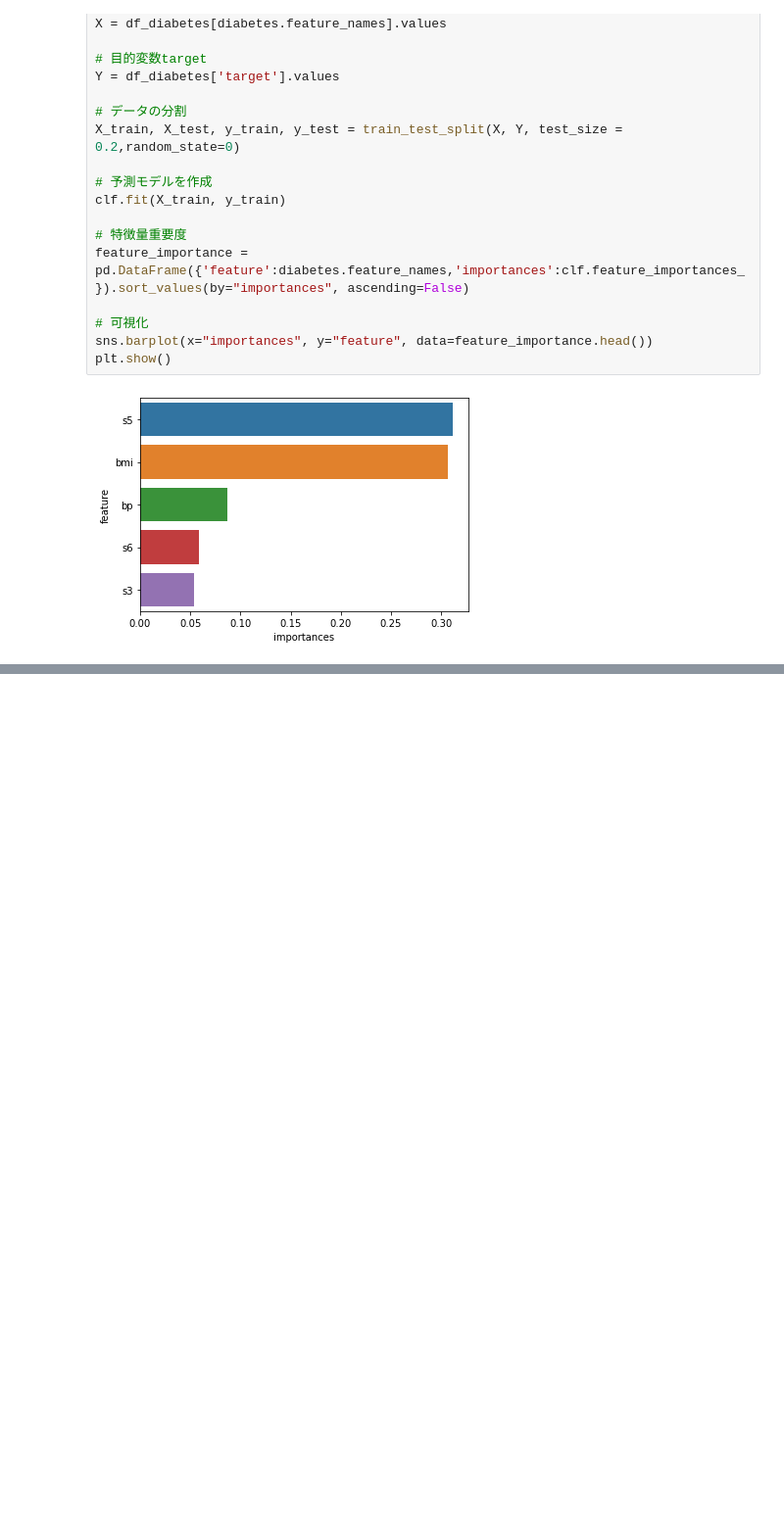
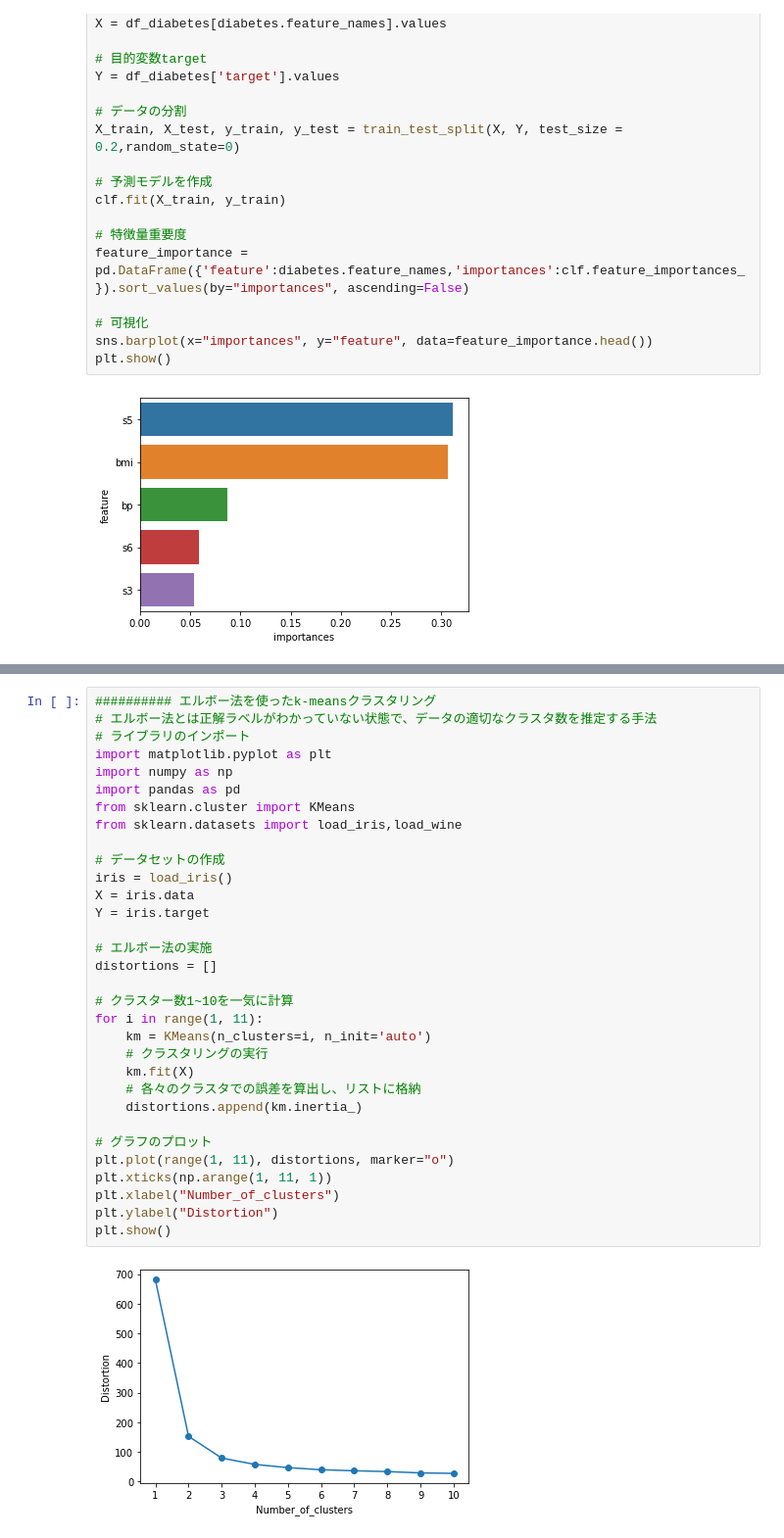
Before and after one commit to nakamuraMS/python_work, a Jupyter notebook: how_to/scikit-learn/index.ipynb, the cells around one changed output, grey strips where cells are left out. Shown at 98% size. Cells and saved outputs as stored; diff of their text form; blank space fills up the shorter version.

```diff
--- a/how_to/scikit-learn/index.ipynb
+++ b/how_to/scikit-learn/index.ipynb
@@ -599,0 +834,34 @@ plt.show()
+# %%
+########## エルボー法を使ったk-meansクラスタリング
+# エルボー法とは正解ラベルがわかっていない状態で、データの適切なクラスタ数を推定する手法
+# ライブラリのインポート
+import matplotlib.pyplot as plt
+import numpy as np
+import pandas as pd
+from sklearn.cluster import KMeans
+from sklearn.datasets import load_iris,load_wine
+
+# データセットの作成
+iris = load_iris()
+X = iris.data
+Y = iris.target
+
+# エルボー法の実施
+distortions = []
+
+# クラスター数1~10を一気に計算
+for i in range(1, 11):
+    km = KMeans(n_clusters=i, n_init='auto')
+    # クラスタリングの実行
+    km.fit(X)
+    # 各々のクラスタでの誤差を算出し、リストに格納
+    distortions.append(km.inertia_)
+
+# グラフのプロット
+plt.plot(range(1, 11), distortions, marker="o")
+plt.xticks(np.arange(1, 11, 1))
+plt.xlabel("Number_of_clusters")
+plt.ylabel("Distortion")
+plt.show()
+# %% [output]
+[figure, added]
```
Also changed, not shown: parts of 26 cells of this notebook, 3 other files.
